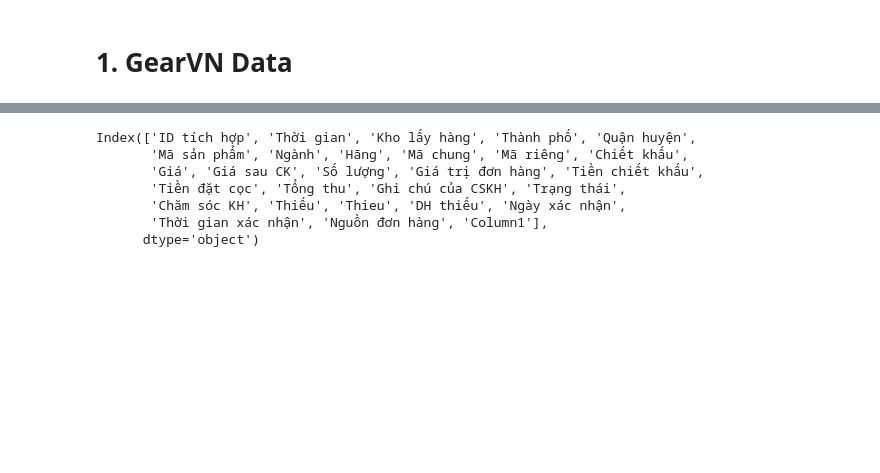
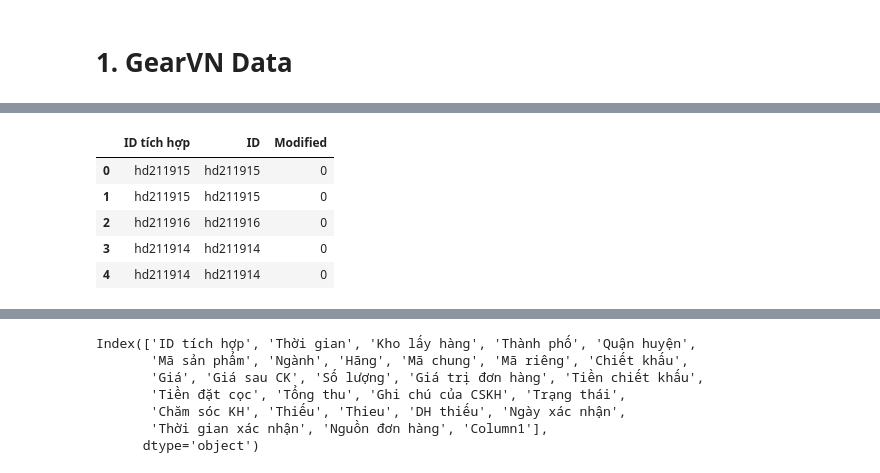
Before and after one commit to Linh-Thai/learningda, a Jupyter notebook: data/Pandas GEARVN.ipynb, the cells around one changed output, grey strips where cells are left out. Cells and saved outputs as stored; diff of their text form; code cells hidden in the pictures; blank space fills up the shorter version.

```diff
--- a/data/Pandas GEARVN.ipynb
+++ b/data/Pandas GEARVN.ipynb
@@ -36 +36,13 @@ print_runtime()
 -------------------
+# %%
+pdf_gearvn[["ID", "Modified"]] = pdf_gearvn["ID tích hợp"].str.split("-", expand=True)
+pdf_gearvn["Modified"] = pdf_gearvn["Modified"].fillna(0).astype(int)
+display(pdf_gearvn[["ID tích hợp", "ID", "Modified"]].head())
+print_runtime()
+# %% [output]
+|  | ID tích hợp | ID | Modified |
+| 0 | hd211915 | hd211915 | 0 |
+| 1 | hd211915 | hd211915 | 0 |
+| 2 | hd211916 | hd211916 | 0 |
+| 3 | hd211914 | hd211914 | 0 |
+| 4 | hd211914 | hd211914 | 0 |
```
Also changed, not shown: parts of 24 cells of this notebook, 1 other file.
